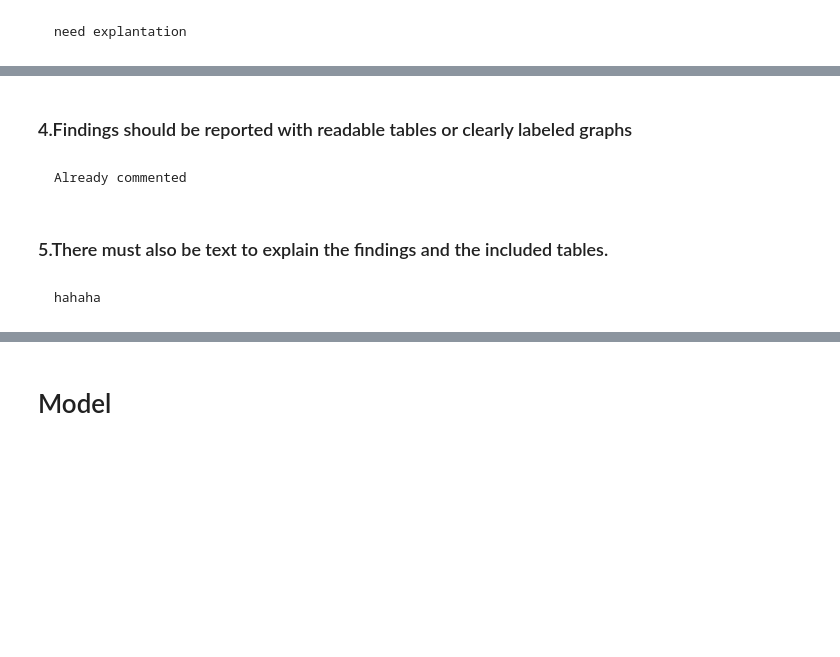
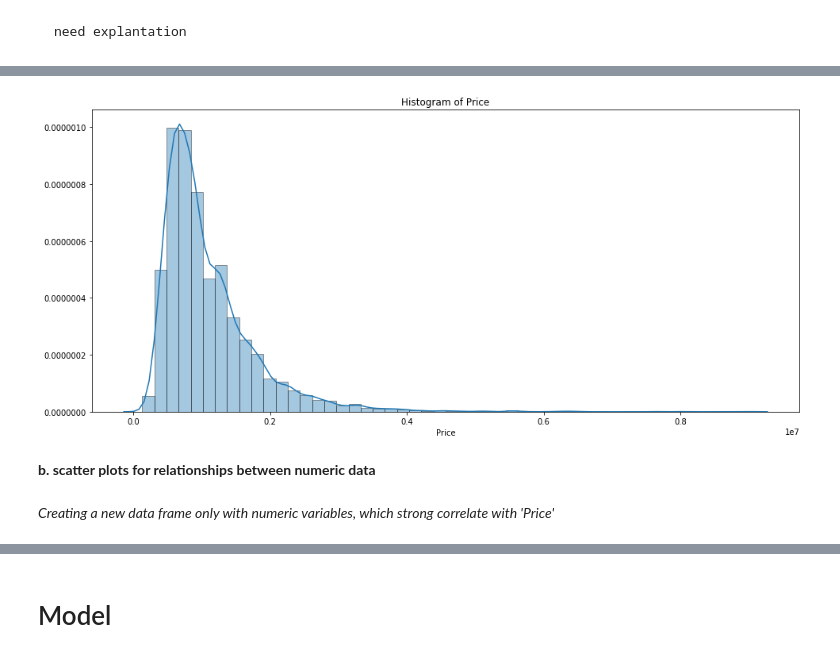
Before and after one commit to HuijunYan93/Data-Enthusiast, a Jupyter notebook: First Final Try.ipynb, the cells around one changed output, grey strips where cells are left out. Saved outputs shown, nothing was run; the diff lists cells and outputs as text; code cells hidden in the pictures; blank space fills up the shorter version.

```diff
--- a/First Final Try.ipynb
+++ b/First Final Try.ipynb
@@ -374,8 +376,12 @@ plt.show()
-# %% [markdown]
-### 4.Findings should be reported with readable tables or clearly labeled graphs
-# %% [markdown]
-    Already commented
-# %% [markdown]
-### 5.There must also be text to explain the findings and the included tables.
-# %% [markdown]
-    hahaha
+# %%
+plt.figure(figsize=(16,7))
+sns.distplot(df['Price'], kde = True,hist_kws=dict(edgecolor="k"))
+plt.title("Histogram of Price")
+plt.xlabel("Price")
+plt.show()
+# %% [output]
+[figure, added]
+# %% [markdown]
+__b. scatter plots for relationships between numeric data__
+# %% [markdown]
+_Creating a new data frame only with numeric variables, which strong correlate with 'Price'_
```
Also changed, not shown: parts of 126 cells of this notebook.
